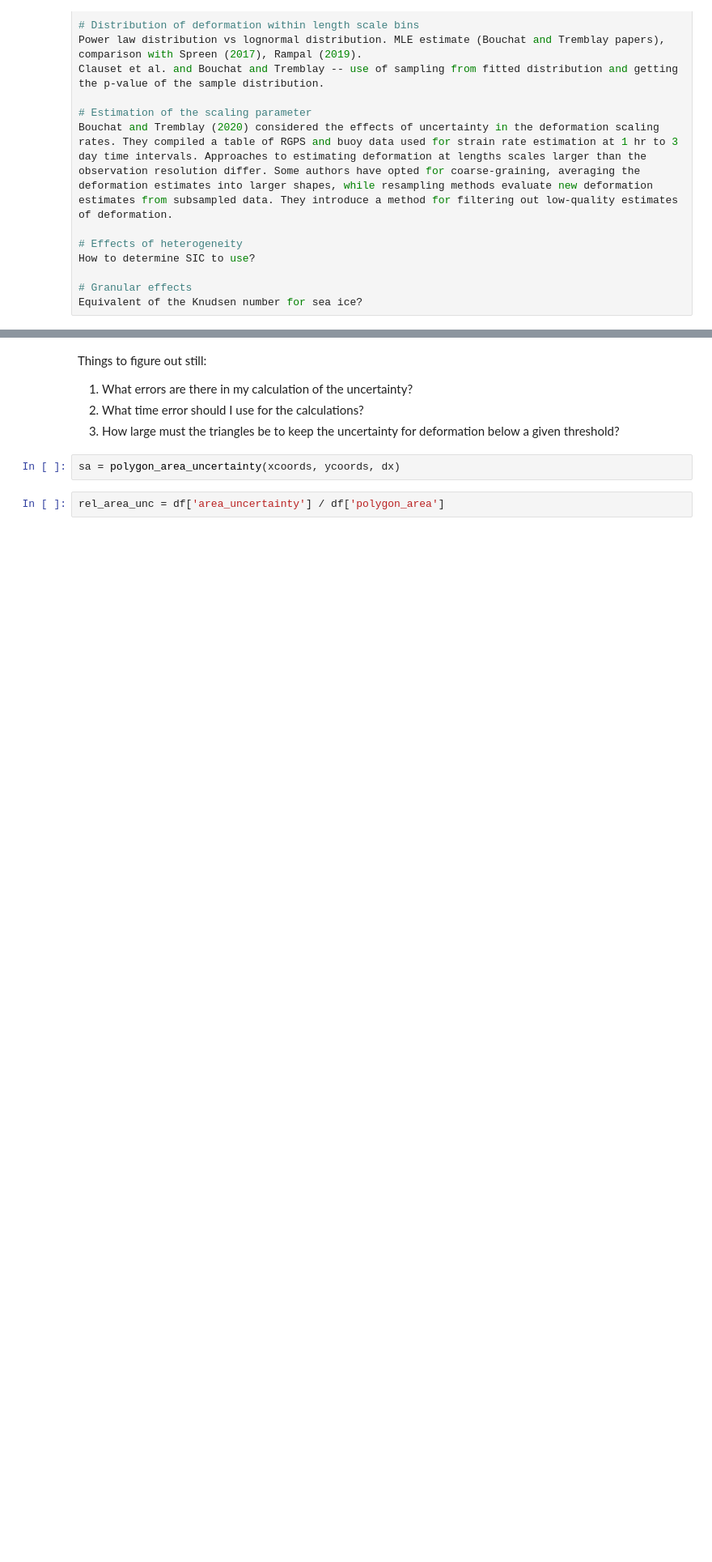
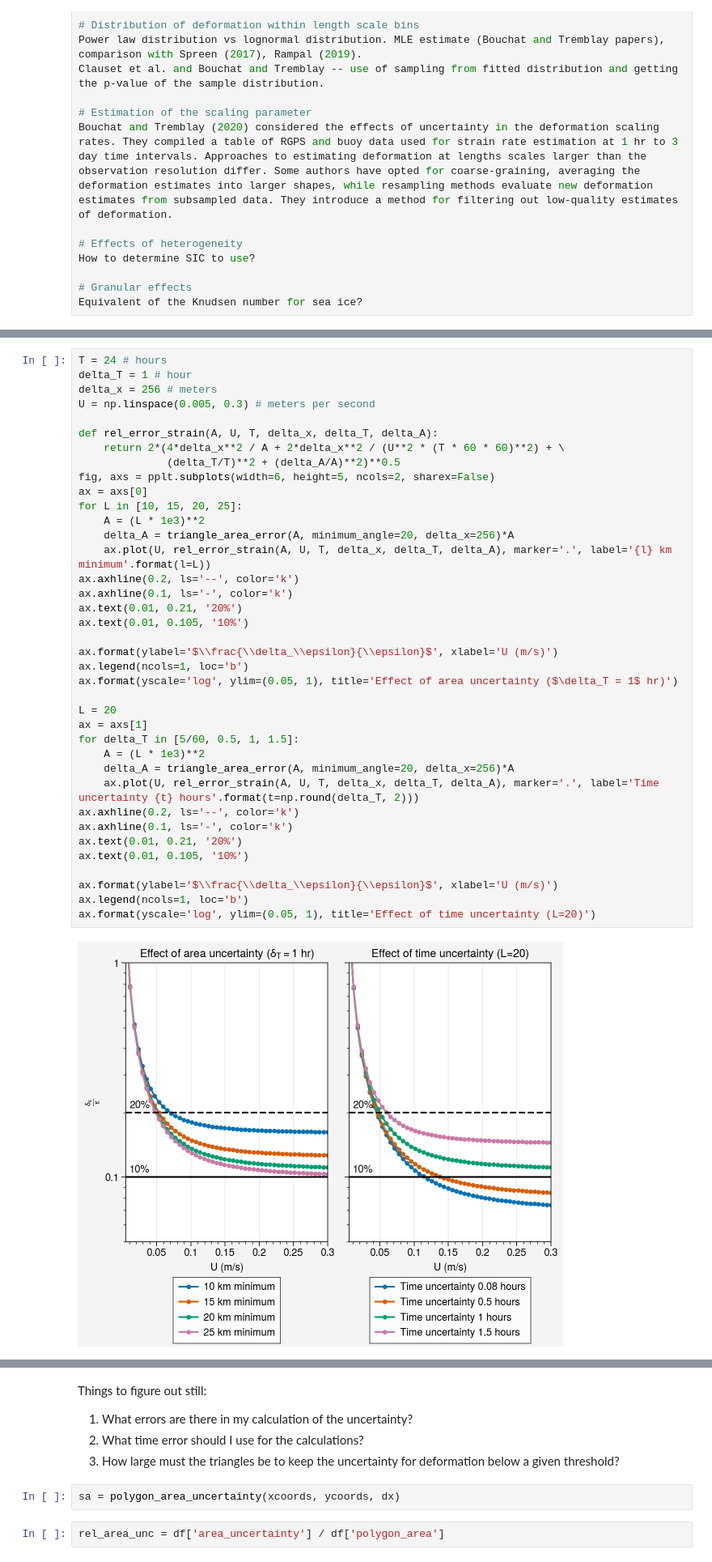
Before and after one commit to danielmwatkins/miz_scales_of_motion, a Jupyter notebook: notebooks/deformation_analysis.ipynb, the cells around one changed output, grey strips where cells are left out. Shown at 81% size. Saved outputs shown, nothing was run; the diff lists cells and outputs as text; blank space fills up the shorter version.

```diff
--- a/notebooks/deformation_analysis.ipynb
+++ b/notebooks/deformation_analysis.ipynb
@@ -643,0 +683,40 @@ To fit the paper better, I need to relate the deformation to the floe-scale ice
+# %%
+T = 24 # hours
+delta_T = 1 # hour
+delta_x = 256 # meters
+U = np.linspace(0.005, 0.3) # meters per second
+
+def rel_error_strain(A, U, T, delta_x, delta_T, delta_A):
+    return 2*(4*delta_x**2 / A + 2*delta_x**2 / (U**2 * (T * 60 * 60)**2) + \
+              (delta_T/T)**2 + (delta_A/A)**2)**0.5
+fig, axs = pplt.subplots(width=6, height=5, ncols=2, sharex=False)
+ax = axs[0]
+for L in [10, 15, 20, 25]:
+    A = (L * 1e3)**2
+    delta_A = triangle_area_error(A, minimum_angle=20, delta_x=256)*A
+    ax.plot(U, rel_error_strain(A, U, T, delta_x, delta_T, delta_A), marker='.', label='{l} km minimum'.format(l=L))
+ax.axhline(0.2, ls='--', color='k')
+ax.axhline(0.1, ls='-', color='k')
+ax.text(0.01, 0.21, '20%')
+ax.text(0.01, 0.105, '10%')
+
+ax.format(ylabel='$\\frac{\\delta_\\epsilon}{\\epsilon}$', xlabel='U (m/s)')
+ax.legend(ncols=1, loc='b')
+ax.format(yscale='log', ylim=(0.05, 1), title='Effect of area uncertainty ($\delta_T = 1$ hr)')
+
+L = 20
+ax = axs[1]
+for delta_T in [5/60, 0.5, 1, 1.5]:
+    A = (L * 1e3)**2
+    delta_A = triangle_area_error(A, minimum_angle=20, delta_x=256)*A
+    ax.plot(U, rel_error_strain(A, U, T, delta_x, delta_T, delta_A), marker='.', label='Time uncertainty {t} hours'.format(t=np.round(delta_T, 2)))
+ax.axhline(0.2, ls='--', color='k')
+ax.axhline(0.1, ls='-', color='k')
+ax.text(0.01, 0.21, '20%')
+ax.text(0.01, 0.105, '10%')
+
+ax.format(ylabel='$\\frac{\\delta_\\epsilon}{\\epsilon}$', xlabel='U (m/s)')
+ax.legend(ncols=1, loc='b')
+ax.format(yscale='log', ylim=(0.05, 1), title='Effect of time uncertainty (L=20)')
+# %% [output]
+[figure, added]
```
Also changed, not shown: parts of 30 cells of this notebook, 6 other files.
